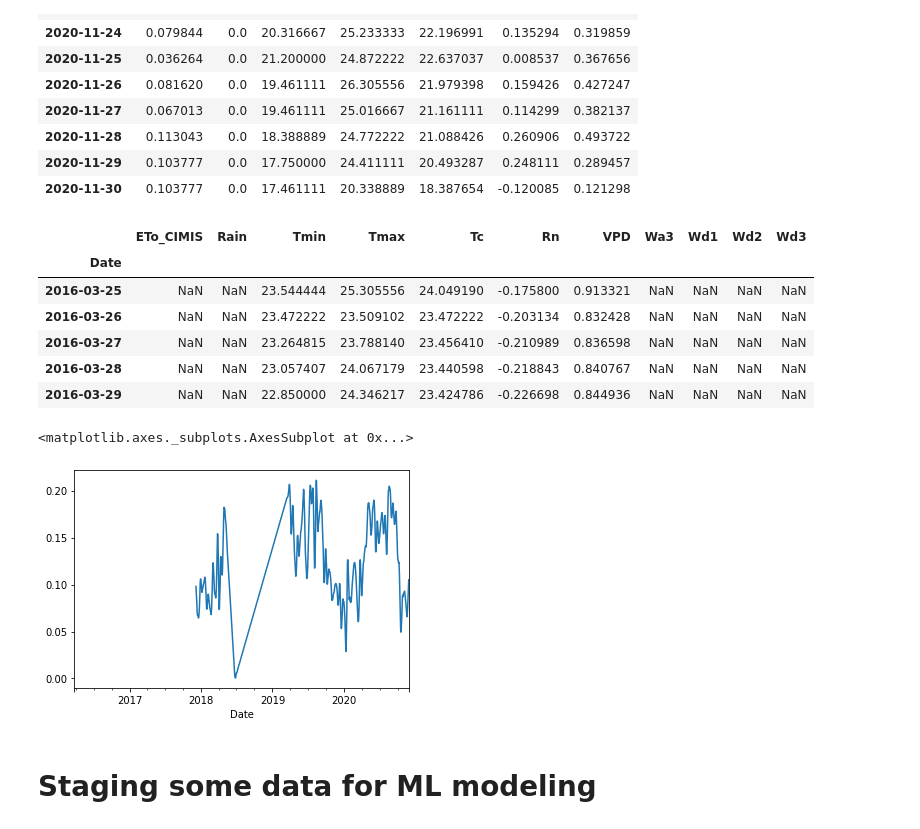
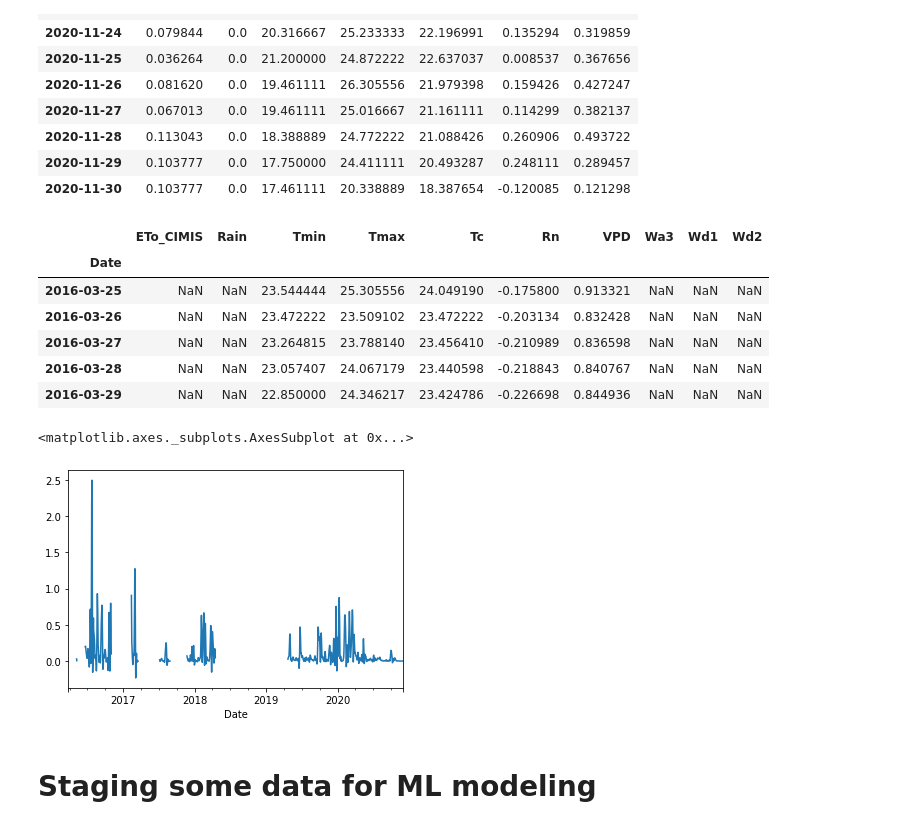
Before and after one commit to ekourkchi/Weather_research, a Jupyter notebook: Wavelet_HOBO_GPR_PSO.ipynb, the cells around one changed output. Saved outputs shown, nothing was run; the diff lists cells and outputs as text; code cells hidden in the pictures.

```diff
--- a/Wavelet_HOBO_GPR_PSO.ipynb
+++ b/Wavelet_HOBO_GPR_PSO.ipynb
@@ -105,7 +105,7 @@ data.set_index("Date", inplace=True)
 
 # resample data daily, forward linear interpolation to fill the missing values
 data.resample('1d').mean()
-data = data.interpolate(method='linear', limit_direction='forward', axis=0)
+data = data.interpolate(method='linear', limit_direction='forward', axis=0, limit=3)
 
 ## Optional:
 ## Generating the first three principal (P1, P2, P3) components basesd on ET0, VPD, Rn and T.
@@ -136,32 +136,32 @@ data.tail(10)
 # %%
 import pywt
 
 n_take = len(data)
-n_level = 3
+n_level = 2
 waveletname = 'db4'
-SharpData = data['ETo_CIMIS'].values
+SharpData = data['Rain'].values
 
 data3 = pywt.downcoef('a', SharpData, waveletname, level=n_level)
 data["Wa3"] = pywt.upcoef('a', data3, waveletname, level=n_level, take=n_take)
 
 for i in range(n_level):
   res = pywt.downcoef('d', SharpData, waveletname, level=i+1)
   data['Wd'+str(i+1)] = pywt.upcoef('d', res, waveletname, level=i+1, take=n_take)
 
 data.head()
 # %% [output]
-|  | ETo_CIMIS | Rain | Tmin | Tmax | Tc | Rn | VPD | Wa3 | Wd1 | Wd2 | Wd3 |
-| Date |  |  |  |  |  |  |  |  |  |  |  |
-| 2016-03-25 | NaN | NaN | 23.544444 | 25.305556 | 24.049190 | -0.175800 | 0.913321 | NaN | NaN | NaN | NaN |
-| 2016-03-26 | NaN | NaN | 23.472222 | 23.509102 | 23.472222 | -0.203134 | 0.832428 | NaN | NaN | NaN | NaN |
-| 2016-03-27 | NaN | NaN | 23.264815 | 23.788140 | 23.456410 | -0.210989 | 0.836598 | NaN | NaN | NaN | NaN |
-| 2016-03-28 | NaN | NaN | 23.057407 | 24.067179 | 23.440598 | -0.218843 | 0.840767 | NaN | NaN | NaN | NaN |
-| 2016-03-29 | NaN | NaN | 22.850000 | 24.346217 | 23.424786 | -0.226698 | 0.844936 | NaN | NaN | NaN | NaN |
+|  | ETo_CIMIS | Rain | Tmin | Tmax | Tc | Rn | VPD | Wa3 | Wd1 | Wd2 |
+| Date |  |  |  |  |  |  |  |  |  |  |
+| 2016-03-25 | NaN | NaN | 23.544444 | 25.305556 | 24.049190 | -0.175800 | 0.913321 | NaN | NaN | NaN |
+| 2016-03-26 | NaN | NaN | 23.472222 | 23.509102 | 23.472222 | -0.203134 | 0.832428 | NaN | NaN | NaN |
+| 2016-03-27 | NaN | NaN | 23.264815 | 23.788140 | 23.456410 | -0.210989 | 0.836598 | NaN | NaN | NaN |
+| 2016-03-28 | NaN | NaN | 23.057407 | 24.067179 | 23.440598 | -0.218843 | 0.840767 | NaN | NaN | NaN |
+| 2016-03-29 | NaN | NaN | 22.850000 | 24.346217 | 23.424786 | -0.226698 | 0.844936 | NaN | NaN | NaN |
 # %%
 data["Wa3"].plot()
 # %% [output]
 <matplotlib.axes._subplots.AxesSubplot at 0x...>
-[figure, old version]
+[figure, new version]
 # %% [markdown]
 # Staging some data for ML modeling
 # %% [markdown]
```
Also changed, not shown: parts of 17 cells of this notebook.
